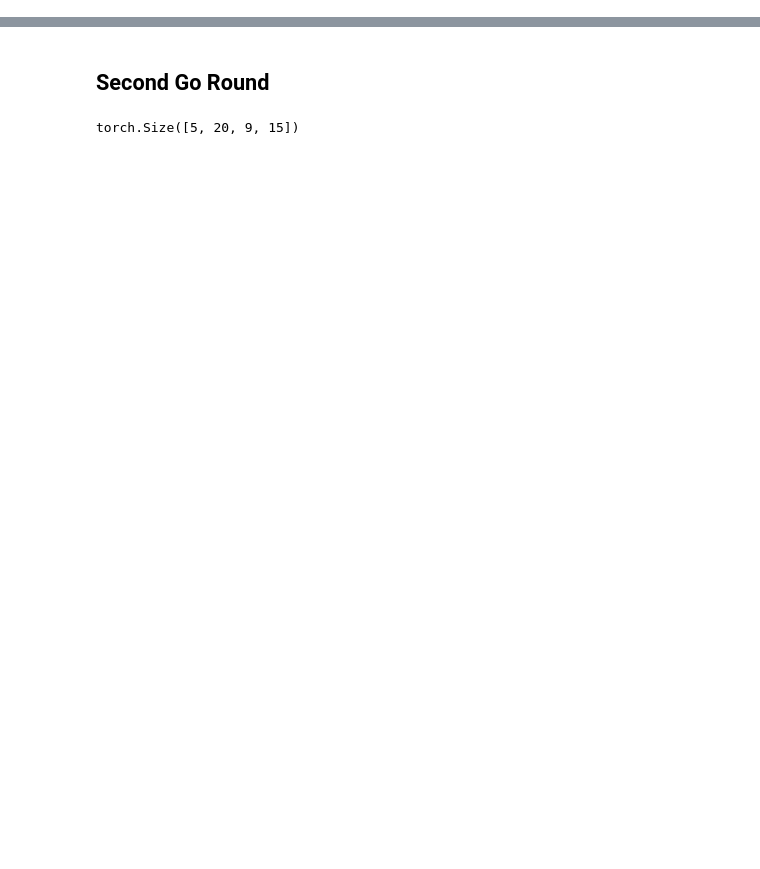
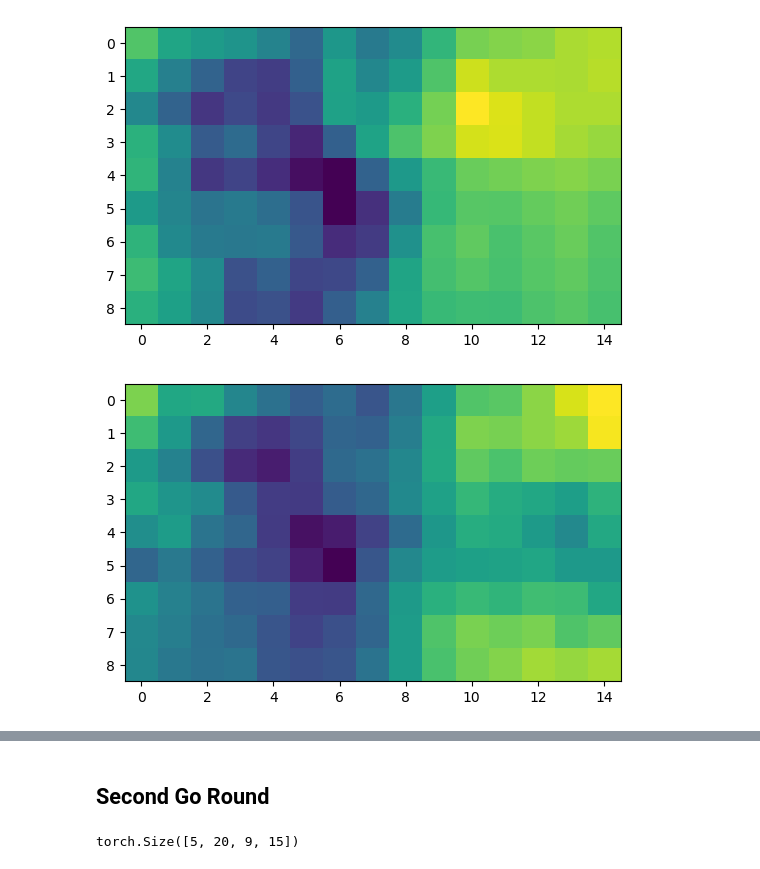
Before and after one commit to Quinntillion/MLProject, a Jupyter notebook: testNotebook.ipynb, the cells around one changed output, grey strips where cells are left out. Saved outputs shown, nothing was run; the diff lists cells and outputs as text; code cells hidden in the pictures; blank space fills up the shorter version.

```diff
--- a/testNotebook.ipynb
+++ b/testNotebook.ipynb
@@ -231,0 +339,33 @@ test_loaders = {'test': test_loader}
+# %%
+# Dataset Splitting
+full_dataset = WeatherTensorDataset('weather_chunks.pt')
+full_dataset[0]['x'].shape
+
+train_size = int(0.8 * len(full_dataset)) #80% for train
+test_size = len(full_dataset) - train_size
+
+train_dataset, test_dataset = torch.utils.data.random_split(full_dataset, [train_size, test_size])
+
+train_loader = DataLoader(train_dataset, batch_size=1, shuffle=True)
+test_loader = DataLoader(test_dataset, batch_size=1, shuffle=False)
+
+# Model Setup
+in_channels = C # # of input
+out_channels = 1 # # of output
+
+# Initialize the model
+model = FNO(n_modes=(12, 12), hidden_channels=32, in_channels=in_channels, out_channels=out_channels)
+
+# Set device to GPU if available
+device = torch.device('cuda' if torch.cuda.is_available() else 'cpu')
+model.to(device)
+
+# Initialize optimizer and scheduler
+optimizer = torch.optim.Adam(model.parameters(), lr=1e-3)  # Adam optimizer with learning rate 0.001
+scheduler = torch.optim.lr_scheduler.StepLR(optimizer, step_size=10, gamma=0.5) # Learning rate scheduler
+
+# Training Setup
+trainer = Trainer(model=model, n_epochs=10, device=device)
+
+# Wrap the test_loader in a dictionary
+test_loaders = {'test': test_loader}
@@ -282,0 +391,11 @@ df_sorted = dfs[1].groupby(['valid_time','latitude','longitude']).agg(lambda x:x
+# %%
+x_example = test_dataset[73]['x'].unsqueeze(0)
+y_expected = test_dataset[73]['y']
+y_predicted = model(x_example)
+plt.imshow(y_expected.squeeze())
+plt.show()
+plt.imshow(y_predicted.squeeze().detach().numpy())
+plt.show()
+# %% [output]
+[figure, added]
+[figure, added]
```
Also changed, not shown: parts of 32 cells of this notebook.
